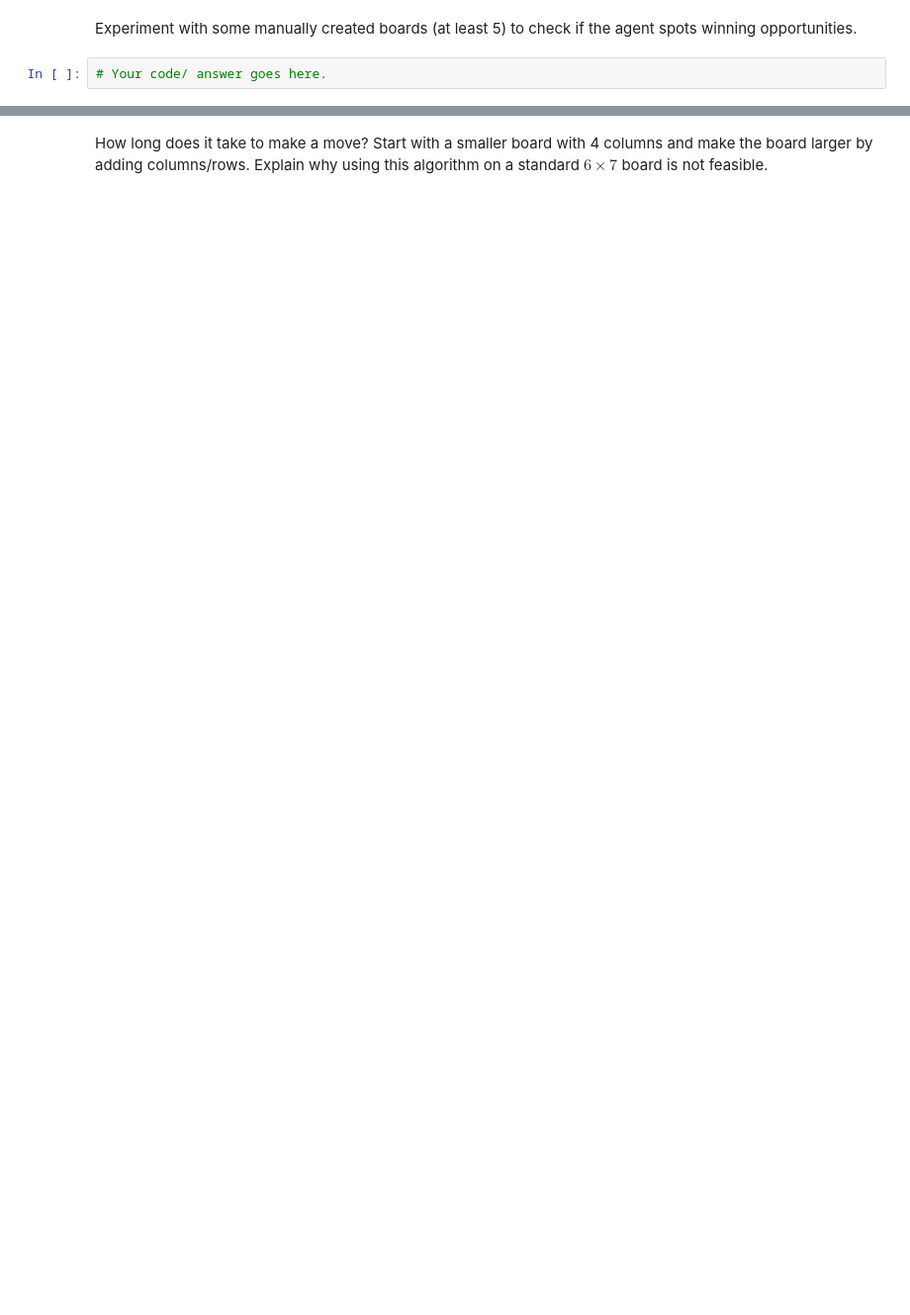
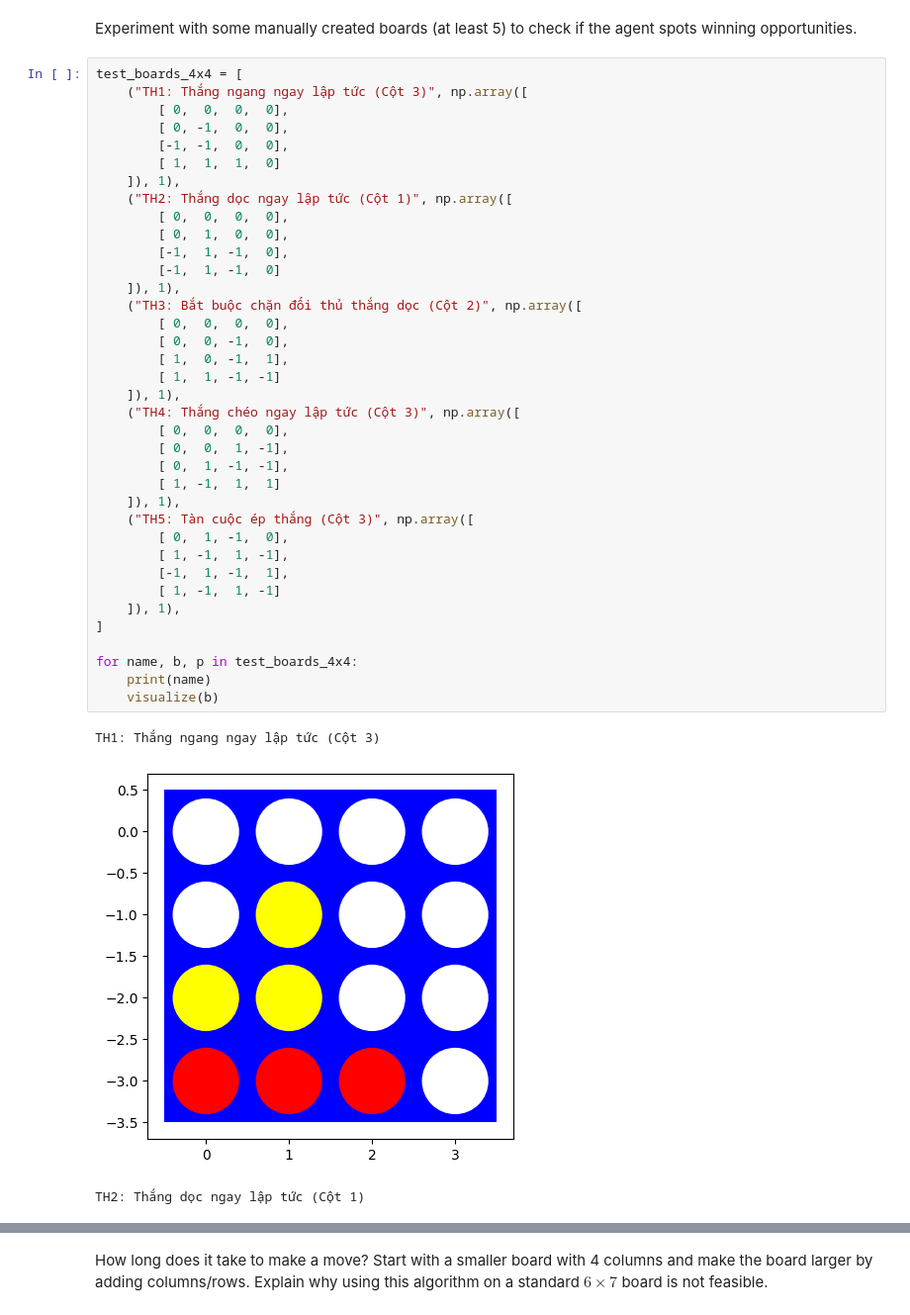
Before and after one commit to ngan23github/Advanced_Artificial_Intelligience_Group, a Jupyter notebook: Lab05/assignment_connect4.ipynb, the cells around one changed output, grey strips where cells are left out. Shown at 99% size. Saved outputs shown, nothing was run; the diff lists cells and outputs as text; blank space fills up the shorter version.

```diff
--- a/Lab05/assignment_connect4.ipynb
+++ b/Lab05/assignment_connect4.ipynb
@@ -156,4 +358,43 @@ This is essential to be able play against agents from other students later.
 # %% [markdown]
 Experiment with some manually created boards (at least 5) to check if the agent spots winning opportunities.
-# %%
-# Your code/ answer goes here.
+# %%
+test_boards_4x4 = [
+    ("TH1: Thắng ngang ngay lập tức (Cột 3)", np.array([
+        [ 0,  0,  0,  0],
+        [ 0, -1,  0,  0],
+        [-1, -1,  0,  0],
+        [ 1,  1,  1,  0]
+    ]), 1),
+    ("TH2: Thắng dọc ngay lập tức (Cột 1)", np.array([
+        [ 0,  0,  0,  0],
+        [ 0,  1,  0,  0],
+        [-1,  1, -1,  0],
+        [-1,  1, -1,  0]
+    ]), 1),
+    ("TH3: Bắt buộc chặn đối thủ thắng dọc (Cột 2)", np.array([
+        [ 0,  0,  0,  0],
+        [ 0,  0, -1,  0],
+        [ 1,  0, -1,  1],
+        [ 1,  1, -1, -1]
+    ]), 1),
+    ("TH4: Thắng chéo ngay lập tức (Cột 3)", np.array([
+        [ 0,  0,  0,  0],
+        [ 0,  0,  1, -1],
+        [ 0,  1, -1, -1],
+        [ 1, -1,  1,  1]
+    ]), 1),
+    ("TH5: Tàn cuộc ép thắng (Cột 3)", np.array([
+        [ 0,  1, -1,  0],
+        [ 1, -1,  1, -1],
+        [-1,  1, -1,  1],
+        [ 1, -1,  1, -1]
+    ]), 1),
+]
+
+for name, b, p in test_boards_4x4:
+    print(name)
+    visualize(b)
+# %% [output]
+TH1: Thắng ngang ngay lập tức (Cột 3)
+[figure, added]
+TH2: Thắng dọc ngay lập tức (Cột 1)
```
Also changed, not shown: parts of 46 cells of this notebook, 8 other files.
